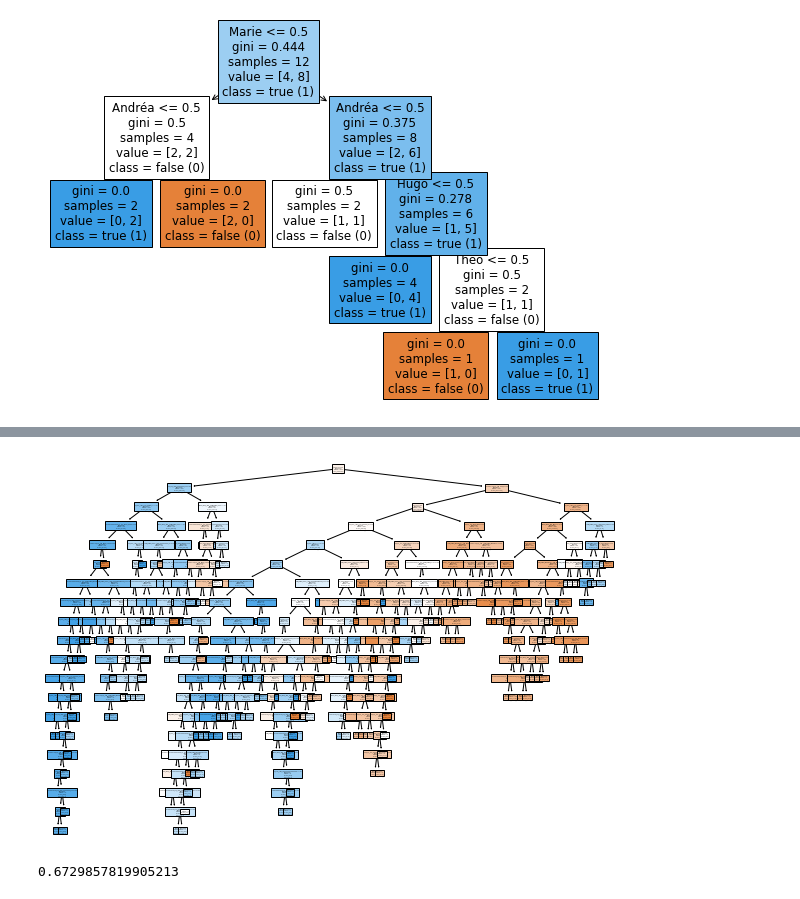
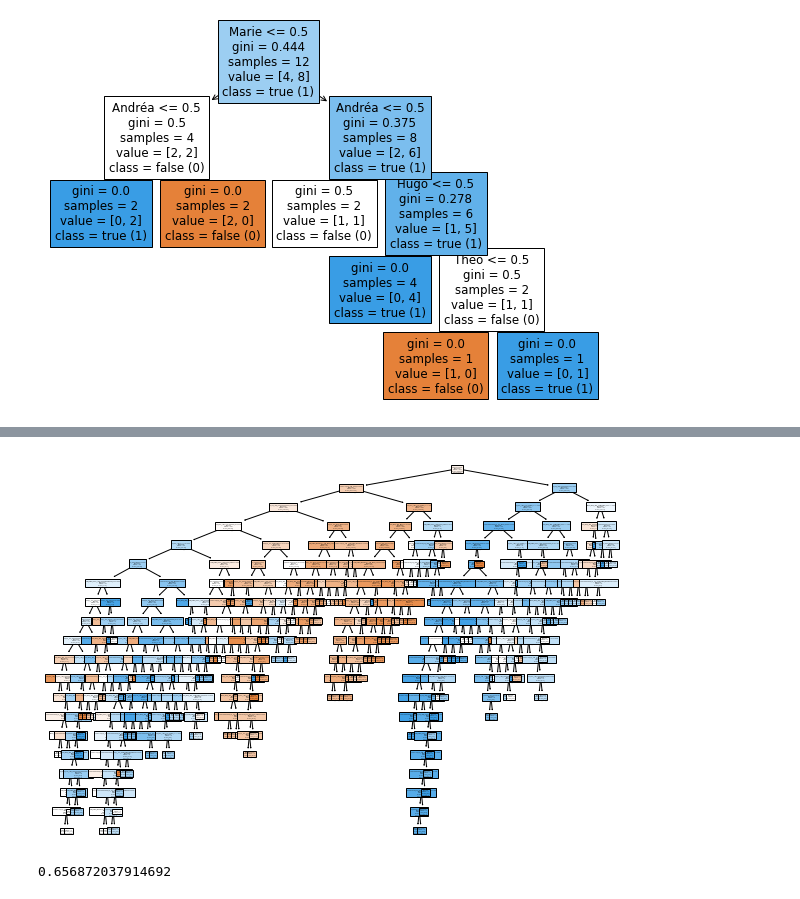
Before and after one commit to theob34/Machine-Learning, a Jupyter notebook: TP1.ipynb, the cells around one changed output, grey strips where cells are left out. Cells and saved outputs as stored; diff of their text form; code cells hidden in the pictures.

```diff
--- a/TP1.ipynb
+++ b/TP1.ipynb
@@ -119,26 +125,28 @@ _ = tree.plot_tree(clf,
 # %%
-clf = tree.DecisionTreeClassifier(splitter="best", max_depth=None,min_samples_split=10)
+clf = tree.DecisionTreeClassifier(splitter="random", max_depth=None,min_samples_split=2)
 clf = clf.fit(train_examples, train_labels)
 
 fig = plt.figure(figsize=(10,7))
 _ = tree.plot_tree(clf,
                    feature_names= features,
                    class_names= ("false (0)", "true (1)" ),
                    filled=True)
 # %% [output]
-[figure, old version]
+[figure, new version]
 # %%
 import numpy as np
 from sklearn.model_selection import train_test_split
 
 train_e, test_e, train_l, test_l = train_test_split(train_examples, train_labels, test_size = 0.2, train_size = 0.8)
 
+clf = tree.DecisionTreeClassifier(splitter="random", max_depth=None,min_samples_split=10)
+clf = clf.fit(train_examples, train_labels)
 
 clf = clf.fit(train_e, train_l)
 
 clf.score(test_e, test_l)
 # %% [output]
-0.6729857819905213
+0.656872037914692
 # %%
 #Le faire plusieurs fois pour la cross evalutation
 # %%
```
Also changed, not shown: parts of 19 cells of this notebook, 3 other files.
